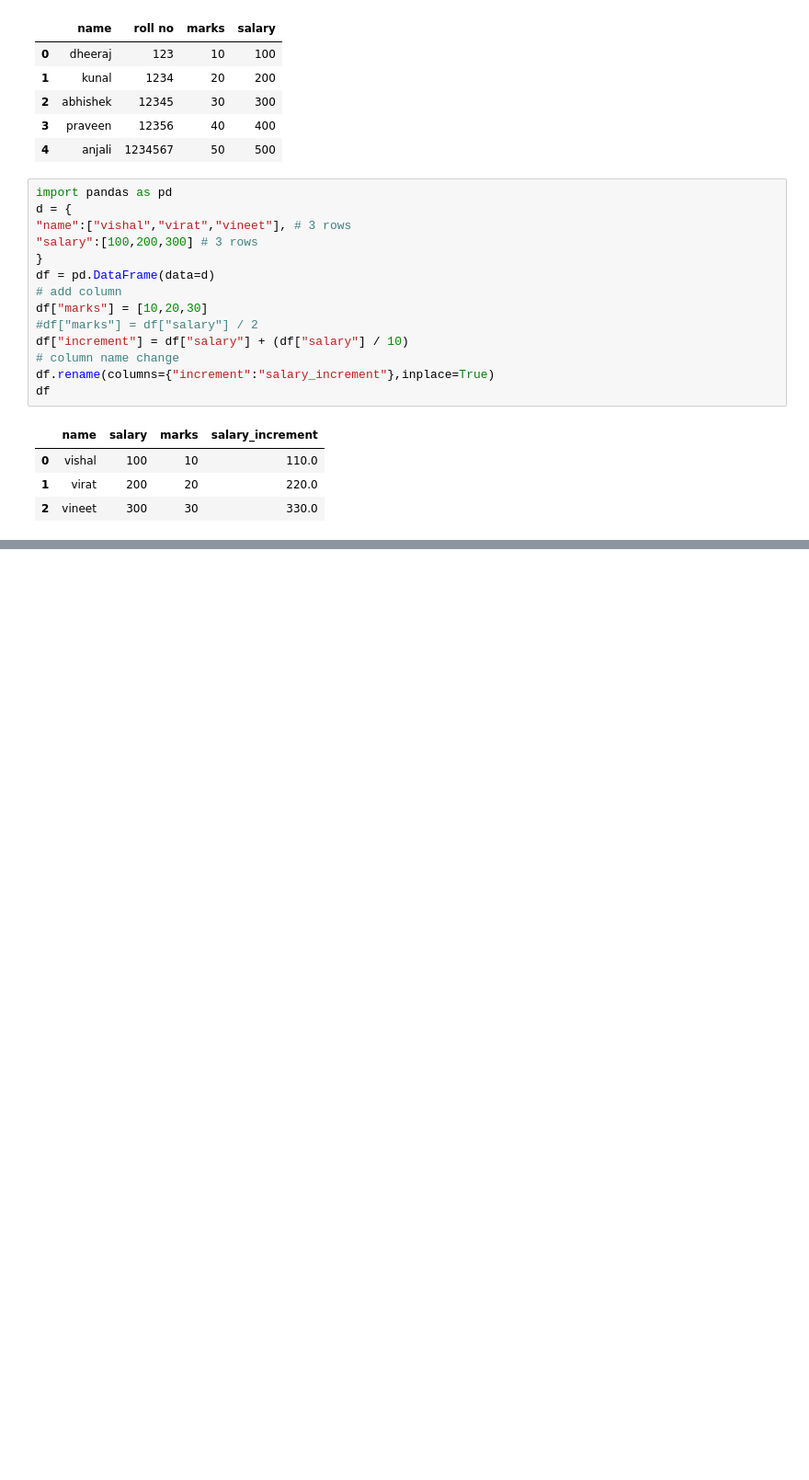
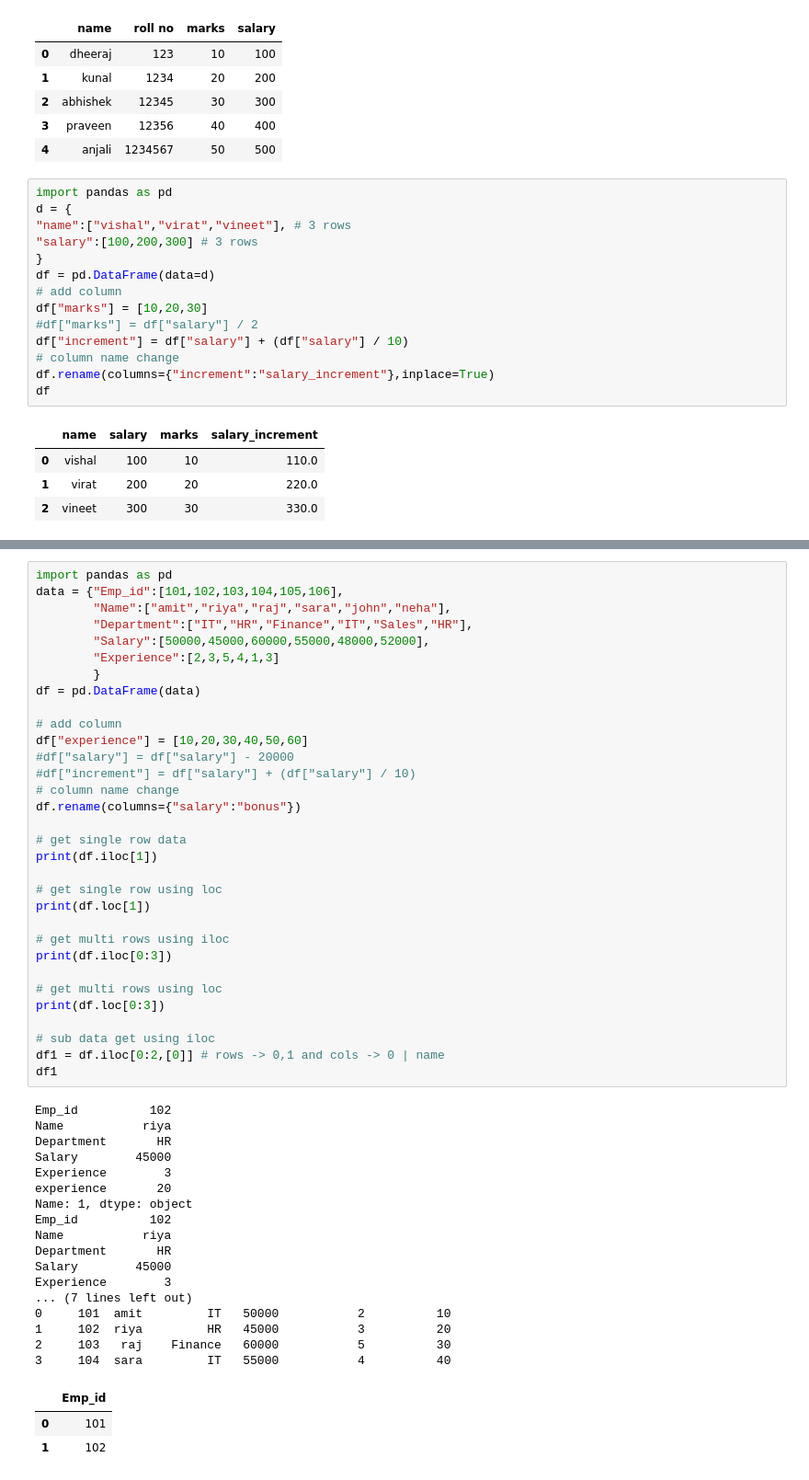
Before and after one commit to Vanshu2374/data-science-45-days, a Jupyter notebook: grass.ipynb, the cells around one changed output, grey strips where cells are left out. Shown at 92% size. Cells and saved outputs as stored; diff of their text form; blank space fills up the shorter version.

```diff
--- a/grass.ipynb
+++ b/grass.ipynb
@@ -238,0 +316,53 @@ df
+# %%
+import pandas as pd
+data = {"Emp_id":[101,102,103,104,105,106],
+        "Name":["amit","riya","raj","sara","john","neha"],
+        "Department":["IT","HR","Finance","IT","Sales","HR"],
+        "Salary":[50000,45000,60000,55000,48000,52000],
+        "Experience":[2,3,5,4,1,3]
+        }
+df = pd.DataFrame(data)
+
+# add column
+df["experience"] = [10,20,30,40,50,60]
+#df["salary"] = df["salary"] - 20000
+#df["increment"] = df["salary"] + (df["salary"] / 10)
+# column name change
+df.rename(columns={"salary":"bonus"})
+
+# get single row data
+print(df.iloc[1])
+
+# get single row using loc
+print(df.loc[1])
+
+# get multi rows using iloc
+print(df.iloc[0:3])
+
+# get multi rows using loc
+print(df.loc[0:3])
+
+# sub data get using iloc
+df1 = df.iloc[0:2,[0]] # rows -> 0,1 and cols -> 0 | name
+df1
+# %% [output]
+Emp_id          102
+Name           riya
+Department       HR
+Salary        45000
+Experience        3
+experience       20
+Name: 1, dtype: object
+Emp_id          102
+Name           riya
+Department       HR
+Salary        45000
+Experience        3
+... (7 lines left out)
+0     101  amit         IT   50000           2          10
+1     102  riya         HR   45000           3          20
+2     103   raj    Finance   60000           5          30
+3     104  sara         IT   55000           4          40
+|  | Emp_id |
+| 0 | 101 |
+| 1 | 102 |
```
Also changed, not shown: parts of 3 cells of this notebook.
